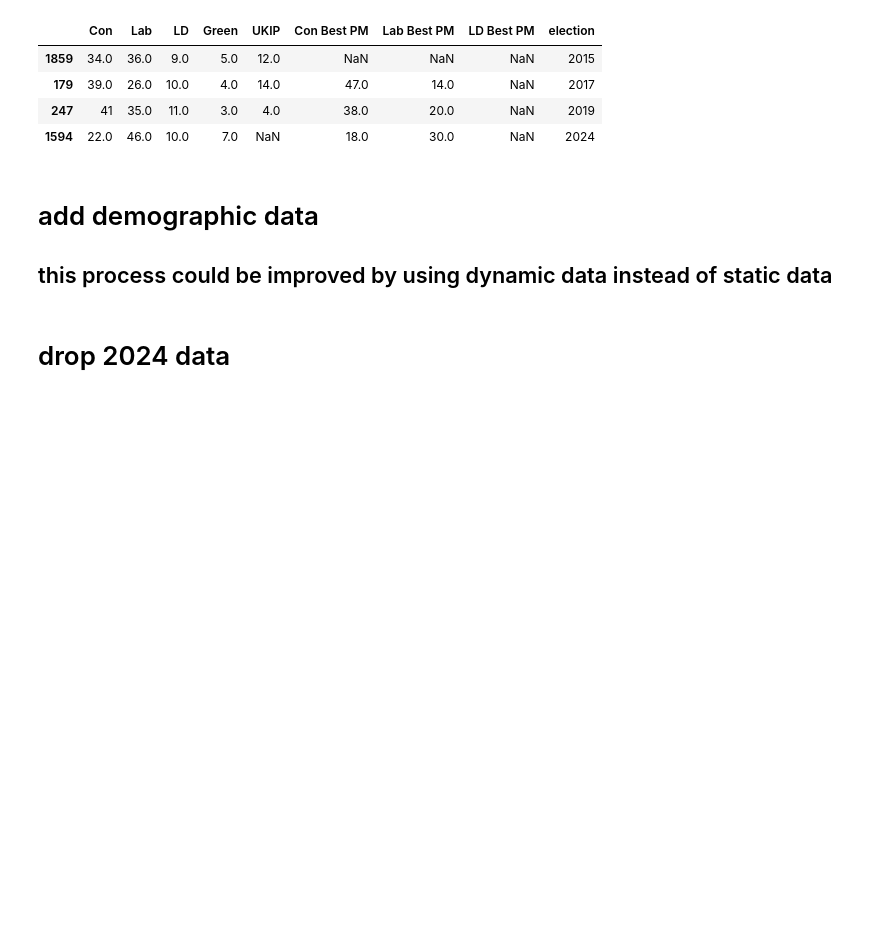
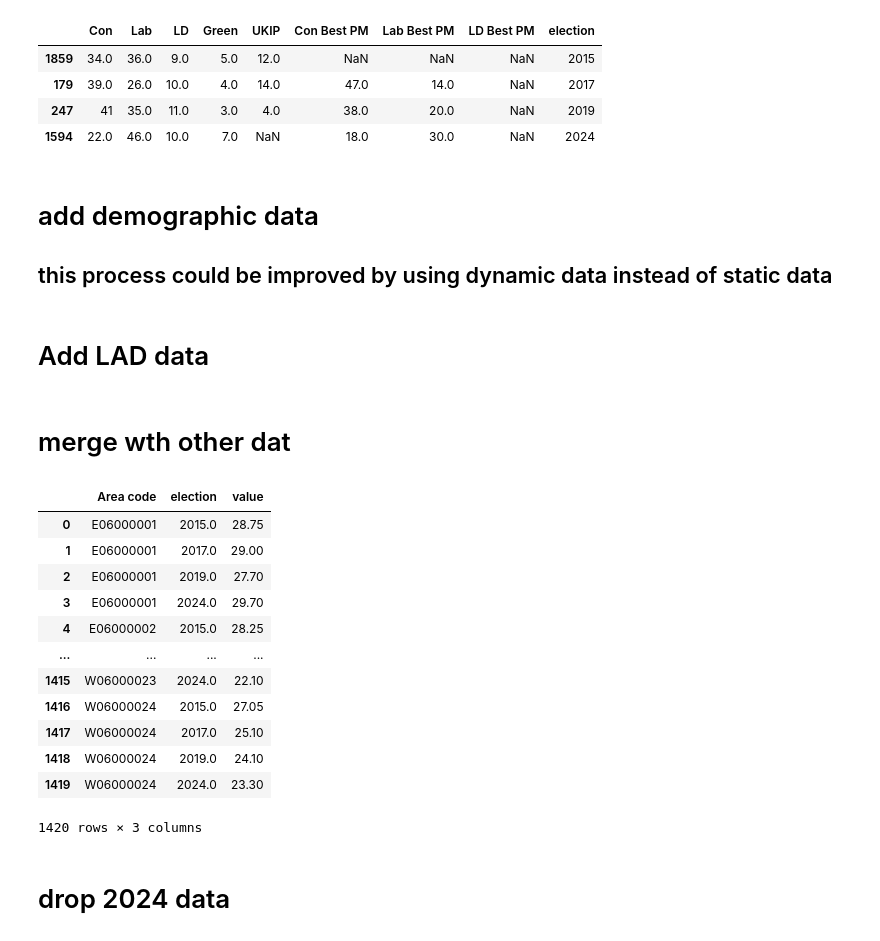
Before and after one commit to z-dickson/UK_2024_GE_Prediction, a Jupyter notebook: main.ipynb, the cells around one changed output. Drawn from its saved outputs; the diff is of its cells as text; code cells hidden in the pictures; blank space fills up the shorter version.

```diff
--- a/main.ipynb
+++ b/main.ipynb
@@ -167,6 +167,39 @@ df_agg = read_dem_data('data/ons_emp_status.csv', df_agg) # more labour data fro
 
 df_agg.Con = pd.to_numeric(df_agg.Con)
 df_agg['LD Best PM'] = pd.to_numeric(df_agg['LD Best PM'])
+# %% [markdown]
+# Add LAD data
+# %%
+import os
+
+ea = pd.DataFrame()
+for i in os.listdir('data/LAD_data'):
+    x = pd.read_csv('data/LAD_data/'+i)
+    ea = pd.concat([ea, x])
+# %%
+ea.loc[ea.year.isin([2014, 2015]), 'election'] = 2015
+ea.loc[ea.year.isin([2016, 2017]), 'election'] = 2017
+ea.loc[ea.year.isin([2018, 2019]), 'election'] = 2019
+ea.loc[ea.year.isin([2023]), 'election'] = 2024
+# %% [markdown]
+# merge wth other dat
+# %%
+ea = ea.groupby(['Area code', 'election']).agg({'value': 'mean'}).reset_index()
+ea
+# %% [output]
+|  | Area code | election | value |
+| 0 | E06000001 | 2015.0 | 28.75 |
+| 1 | E06000001 | 2017.0 | 29.00 |
+| 2 | E06000001 | 2019.0 | 27.70 |
+| 3 | E06000001 | 2024.0 | 29.70 |
+| 4 | E06000002 | 2015.0 | 28.25 |
+| ... | ... | ... | ... |
+| 1415 | W06000023 | 2024.0 | 22.10 |
+| 1416 | W06000024 | 2015.0 | 27.05 |
+| 1417 | W06000024 | 2017.0 | 25.10 |
+| 1418 | W06000024 | 2019.0 | 24.10 |
+| 1419 | W06000024 | 2024.0 | 23.30 |
+1420 rows × 3 columns
 # %% [markdown]
 # drop 2024 data
 # %%
```
Also changed, not shown: parts of 11 cells of this notebook, 8 other files.
